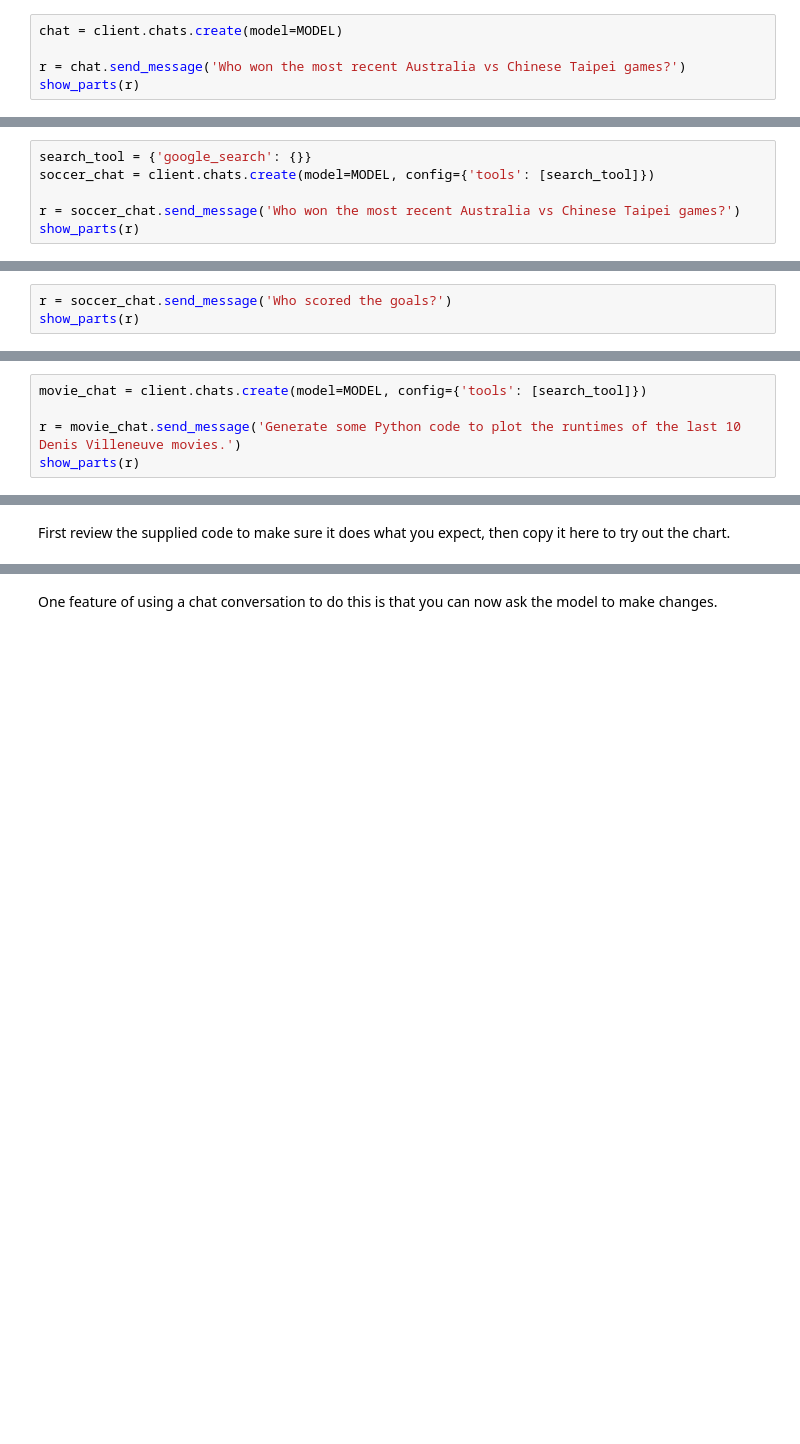
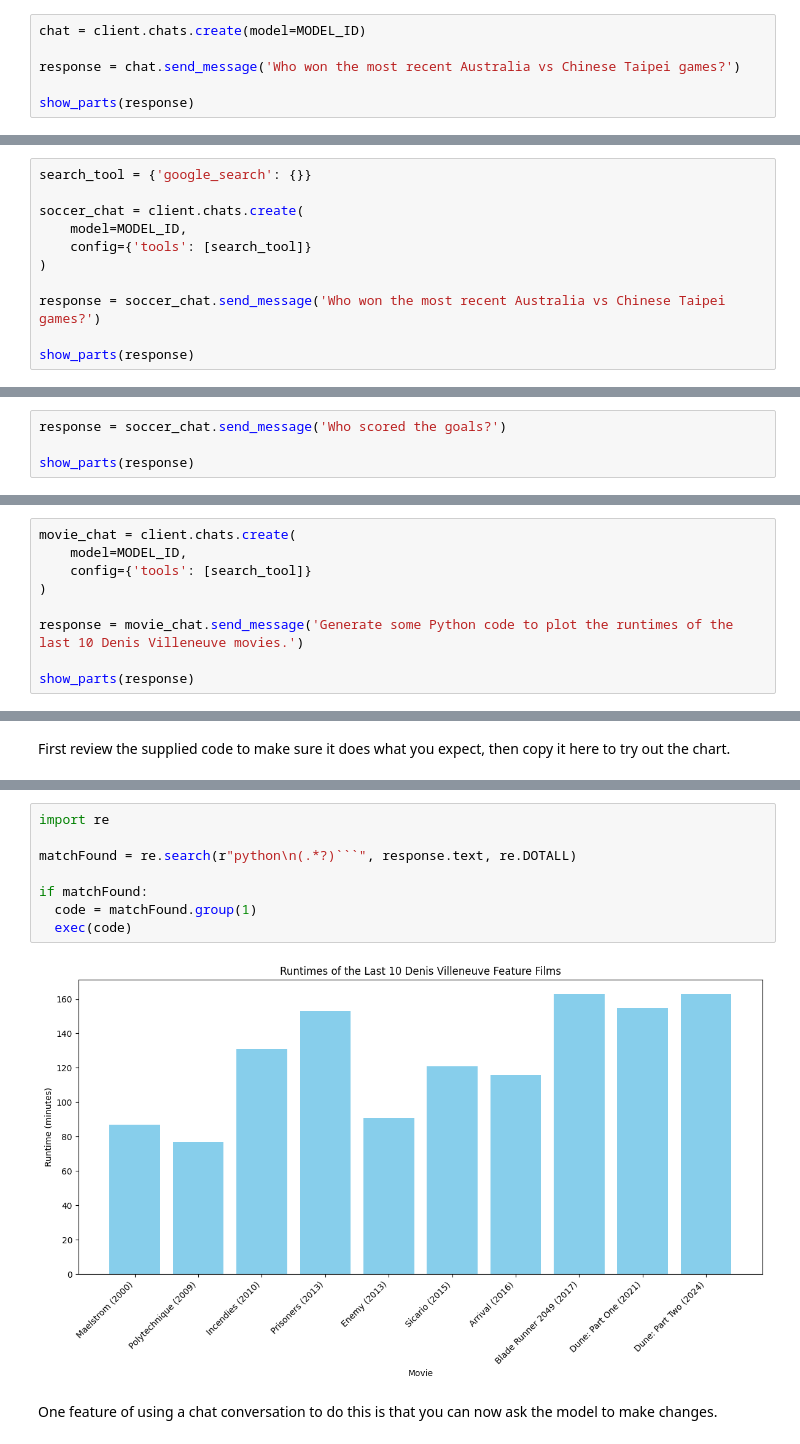
Before and after one commit to google-gemini/cookbook, a Jupyter notebook: quickstarts/Search_Grounding.ipynb, the cells around one changed output, grey strips where cells are left out. Saved outputs shown, nothing was run; the diff lists cells and outputs as text; blank space fills up the shorter version.

Commit message:
part 3 * running generated code in search_grounding automatically instead of copy-pasting * replacing the video notebook by a redirection to the video understanding one

````diff
--- a/quickstarts/Search_Grounding.ipynb
+++ b/quickstarts/Search_Grounding.ipynb
@@ -128,8 +148,9 @@ def show_parts(r):
 # %% [markdown]
 First try a query that needs realtime information, so you can see how the model performs _without_ Google Search.
 # %%
-chat = client.chats.create(model=MODEL)
+chat = client.chats.create(model=MODEL_ID)
 
-r = chat.send_message('Who won the most recent Australia vs Chinese Taipei games?')
-show_parts(r)
+response = chat.send_message('Who won the most recent Australia vs Chinese Taipei games?')
+
+show_parts(response)
 # %% [output]
@@ -143,8 +168,13 @@ Once I have these details, I can search for the results of the most recent game
 Now set up a new chat session that uses the `google_search` tool.  The `show_parts` helper will display the text output as well as any Google Search queries used in the results.
 # %%
 search_tool = {'google_search': {}}
-soccer_chat = client.chats.create(model=MODEL, config={'tools': [search_tool]})
 
-r = soccer_chat.send_message('Who won the most recent Australia vs Chinese Taipei games?')
-show_parts(r)
+soccer_chat = client.chats.create(
+    model=MODEL_ID,
+    config={'tools': [search_tool]}
+)
+
+response = soccer_chat.send_message('Who won the most recent Australia vs Chinese Taipei games?')
+
+show_parts(response)
 # %% [output]
@@ -156,6 +190,7 @@ Based on the search results, here's the information about the most recent Austra
 # %% [markdown]
 As you are using a `chat` session, you can ask the model follow-up questions too.
 # %%
-r = soccer_chat.send_message('Who scored the goals?')
-show_parts(r)
+response = soccer_chat.send_message('Who scored the goals?')
+
+show_parts(response)
 # %% [output]
@@ -185,8 +219,12 @@ Here's who scored in the recent Australia vs. Chinese Taipei women's soccer matc
 # %% [markdown]
 In this example you can see how to use the Google Search tool with code generation in order to plot results.
 # %%
-movie_chat = client.chats.create(model=MODEL, config={'tools': [search_tool]})
+movie_chat = client.chats.create(
+    model=MODEL_ID,
+    config={'tools': [search_tool]}
+)
 
-r = movie_chat.send_message('Generate some Python code to plot the runtimes of the last 10 Denis Villeneuve movies.')
-show_parts(r)
+response = movie_chat.send_message('Generate some Python code to plot the runtimes of the last 10 Denis Villeneuve movies.')
+
+show_parts(response)
 # %% [output]
@@ -283,3 +293,13 @@ plt.show()
+# %%
+import re
+
+matchFound = re.search(r"python\n(.*?)```", response.text, re.DOTALL)
+
+if matchFound:
+  code = matchFound.group(1)
+  exec(code)
+# %% [output]
+[figure, added]
 # %% [markdown]
 One feature of using a chat conversation to do this is that you can now ask the model to make changes.
 # %%
````
Also changed, not shown: parts of 16 cells of this notebook, 16 other files.
